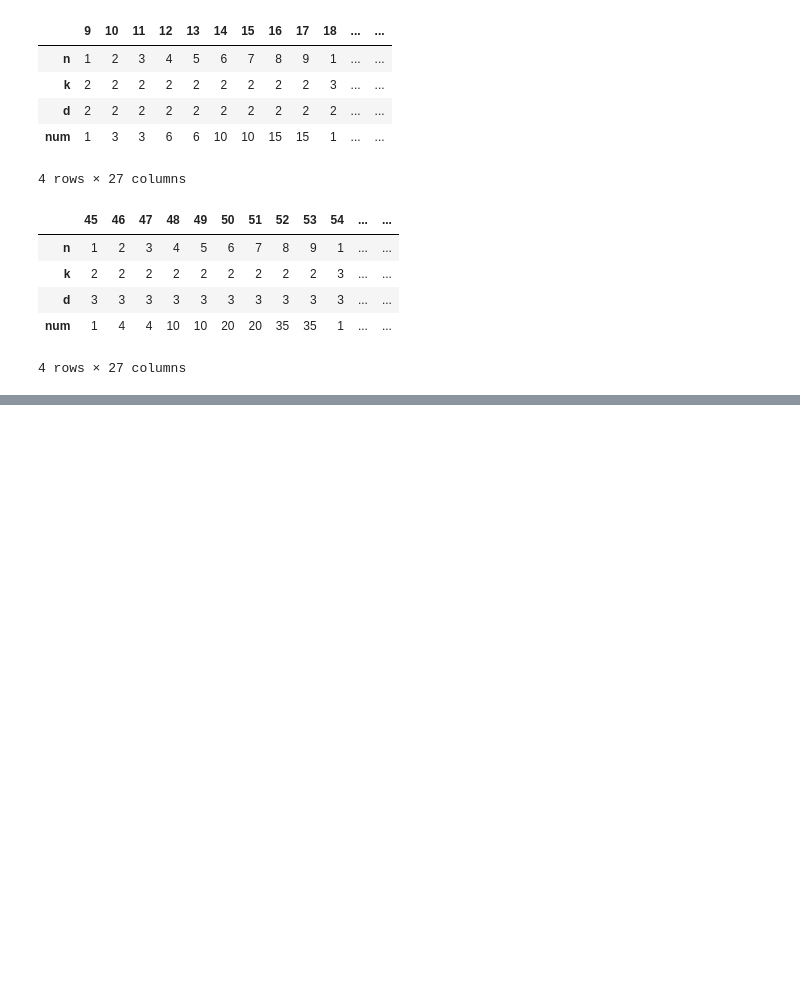
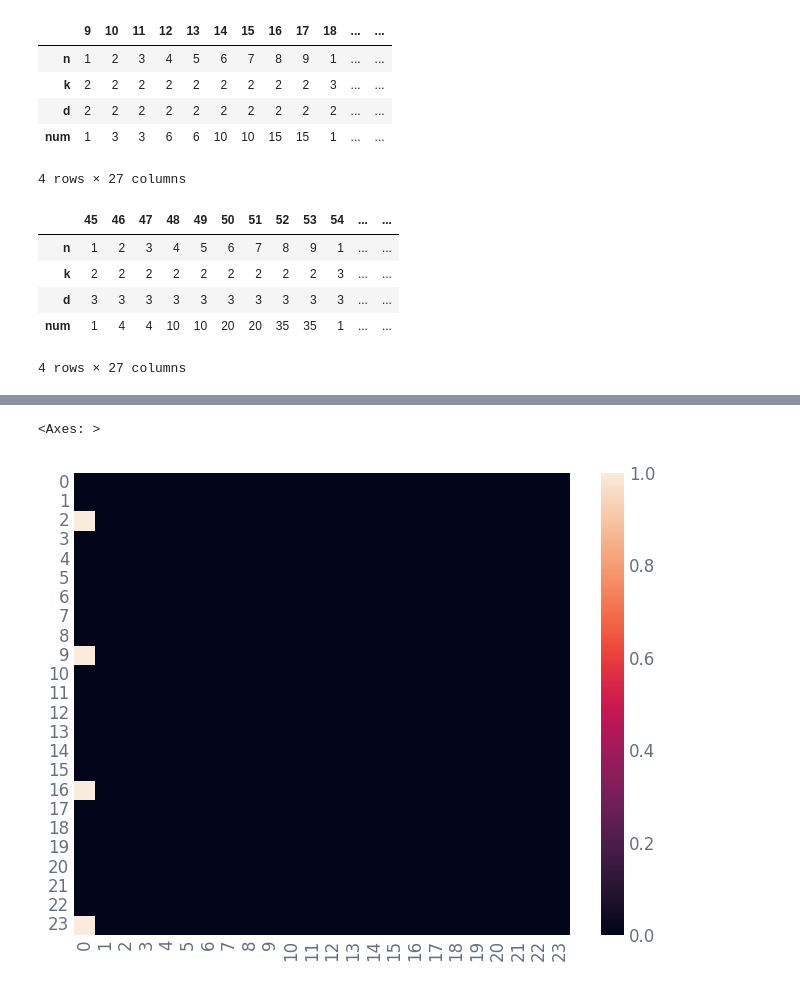
Before and after one commit to nicholas-miklaucic/avid, a Jupyter notebook: notebooks/symmetry.ipynb, the cells around one changed output, grey strips where cells are left out. Drawn from its saved outputs; the diff is of its cells as text; code cells hidden in the pictures; blank space fills up the shorter version.

```diff
--- a/notebooks/symmetry.ipynb
+++ b/notebooks/symmetry.ipynb
@@ -434,0 +513,9 @@ f3(x, kernel, basis).block_until_ready
+# %%
+with jax.default_device(jax.devices('cpu')[0]):
+    Q = jnp.load('precomputed/equiv_basis_8.npy')
+    ng6, subspace_dim = Q.shape
+    ng = round(ng6 ** (1 / 6))
+    assert ng**6 == ng6
+    Q = Q.reshape(ng**3, ng**3, subspace_dim).astype(jnp.bfloat16)
+    conv_kernel = Q[0, ...].reshape(ng, ng, ng, 35)
+    counts = jnp.sum(conv_kernel, axis=(0, 1, 2))
@@ -434,0 +548,13 @@ f3(x, kernel, basis).block_until_ready
+# %%
+idx = jnp.sort(jnp.minimum(jnp.abs(sub), n - jnp.abs(sub)), axis=-1)
+orig = idx.shape
+
+# uniq, inv = jnp.unique(idx.reshape(-1, 3), axis=0, return_inverse=True)
+# print(uniq[:5, ...])
+# print(uniq.shape)
+
+dmax = (n) // 2
+inv2 = (idx @ jnp.array([dmax ** 2, dmax, 1])).astype(jnp.int16)
+inv2_i, inv2, counts = jnp.unique(inv2.reshape(-1), return_inverse=True, return_counts=True)
+# jnp.allclose(inv2, inv)
+print(inv2_i.shape)
@@ -434,0 +729,5 @@ f3(x, kernel, basis).block_until_ready
+# %%
+sns.heatmap(x[0, 0, :, :, 0].astype(jnp.float32))
+# %% [output]
+<Axes: >
+[figure, added]
```
Also changed, not shown: parts of 27 cells of this notebook, 19 other files.
